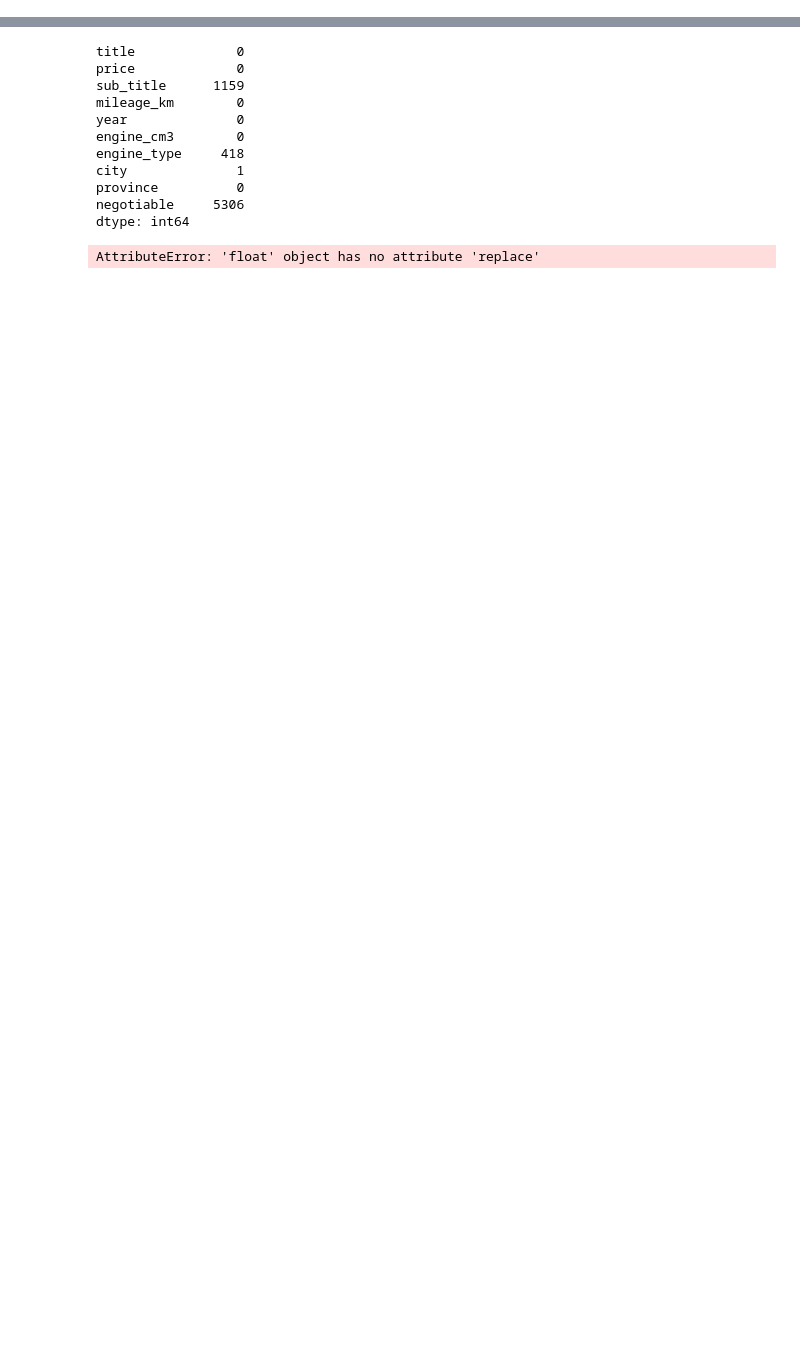
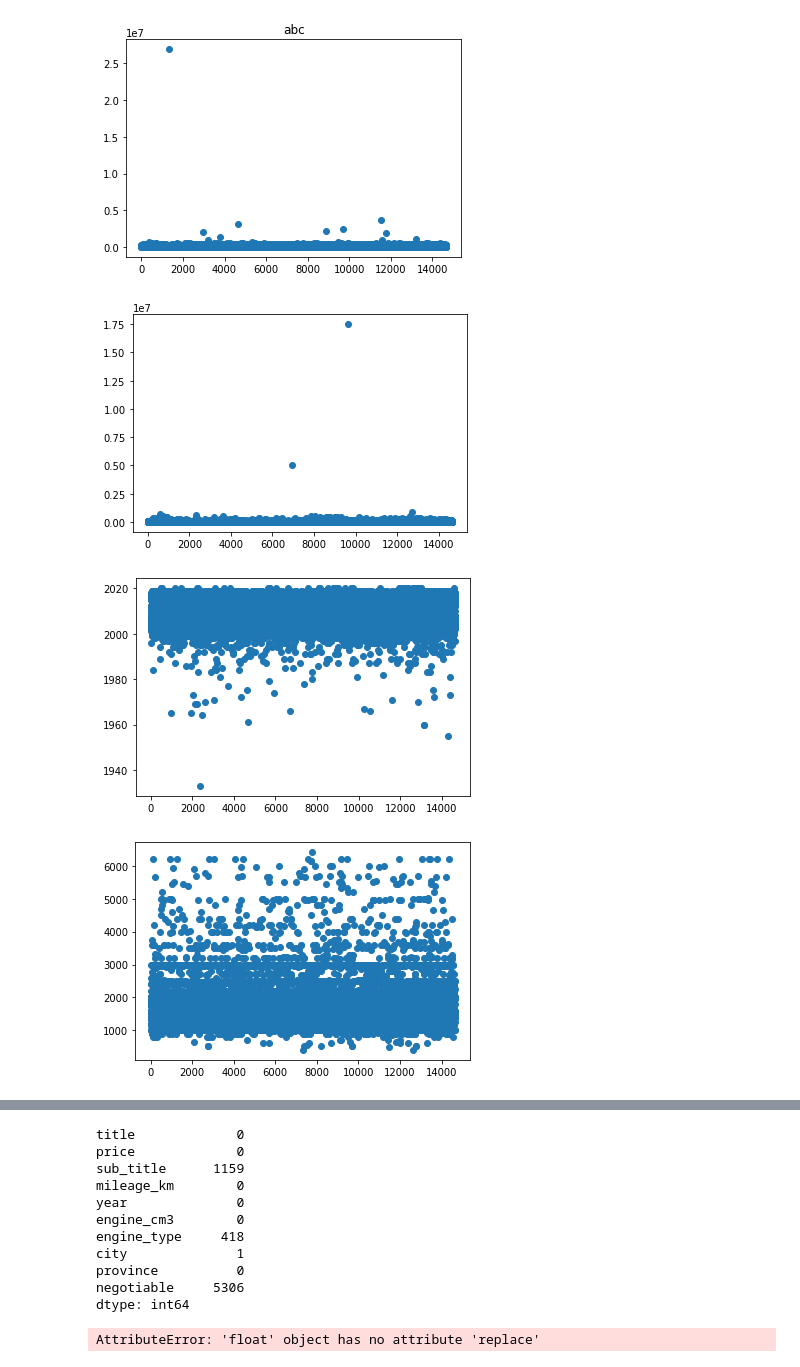
Before and after one commit to TomekQ13/Car_purchase, a Jupyter notebook: car_purchase_preprocessing.ipynb, the cells around one changed output, grey strips where cells are left out. Drawn from its saved outputs; the diff is of its cells as text; code cells hidden in the pictures; blank space fills up the shorter version.

Commit message:
added outliers and visualization dev start

```diff
--- a/car_purchase_preprocessing.ipynb
+++ b/car_purchase_preprocessing.ipynb
@@ -74,0 +126,18 @@ x.data
+# %%
+plt.scatter(y = x.data['mileage_km'], x = range(1, len(x.data)+1))
+plt.title('abc')
+plt.show()
+
+plt.scatter(y = x.data['price'], x = range(1, len(x.data)+1))
+plt.show()
+
+plt.scatter(y = x.data['year'], x = range(1, len(x.data)+1))
+plt.show()
+
+plt.scatter(y = x.data['engine_cm3'], x = range(1, len(x.data)+1))
+plt.show()
+# %% [output]
+[figure, added]
+[figure, added]
+[figure, added]
+[figure, added]
```
Also changed, not shown: parts of 10 cells of this notebook.
